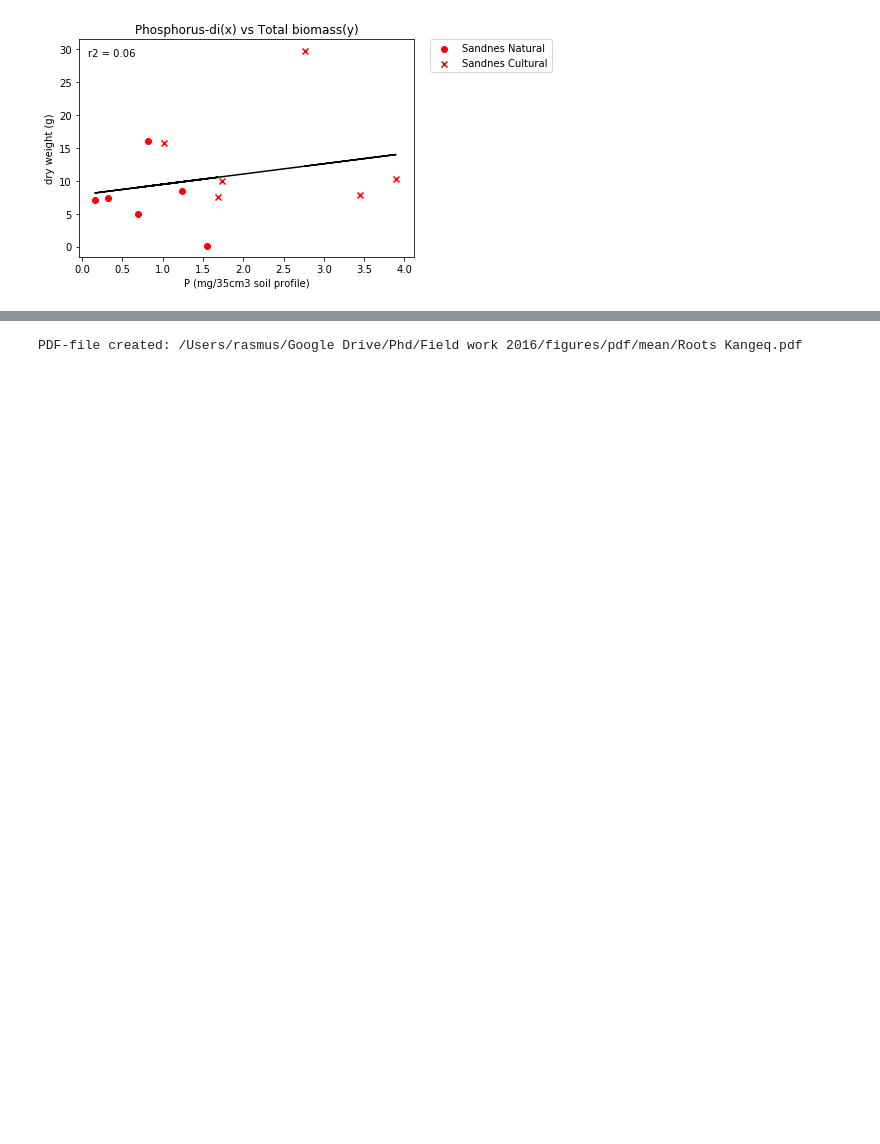
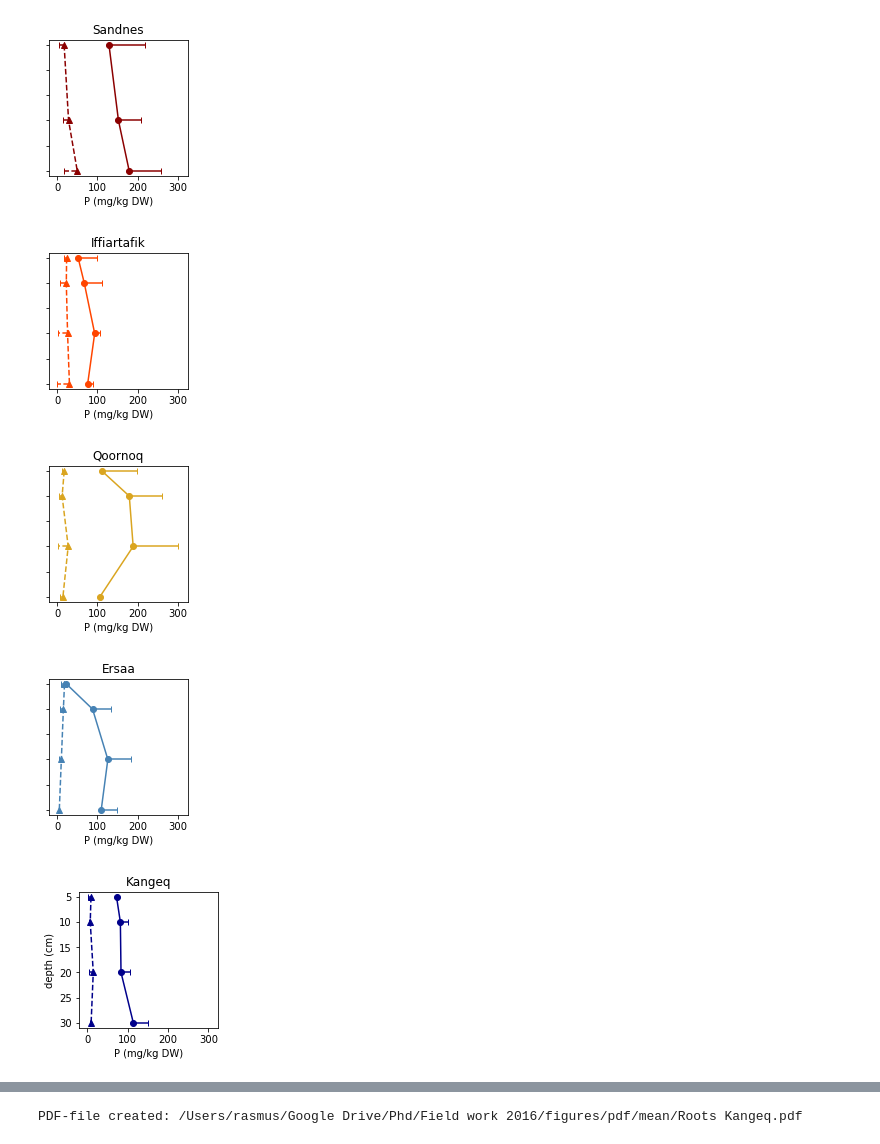
Before and after one commit to rasmusfenger/fieldsamples, a Jupyter notebook: view_soil_samples.ipynb, the cells around one changed output, grey strips where cells are left out. Saved outputs shown, nothing was run; the diff lists cells and outputs as text; code cells hidden in the pictures; blank space fills up the shorter version.

Commit message:
update
- Divided the code in plotfunctions to several scripts.
- working on plotlayout for profile plots. Not done

```diff
--- a/view_soil_samples.ipynb
+++ b/view_soil_samples.ipynb
@@ -62,23 +67,29 @@
 # %%
 from plotfunctions import *
 %matplotlib inline
 
-inFile = '/Users/rasmus/Google Drive/Phd/Field work 2016/Lab_sheet_v9.35.xlsx'
-sites = 1
+inFile = '/Users/rasmus/Google Drive/Phd/Field work 2016/Lab_sheet_v9.36.xlsx'
+sites = 7
 types = 3
-variable_1 = 36
-variable_2 = 20
-plotmode = 3
+variable_1 = 32
+variable_2 = 20.1
+plotmode = 2.3
+xlim = 325
+#xlim = None
 reg = True
-#savefig = '/Users/rasmus/Google Drive/Phd/Field work 2016/figures'
+savefig = '/Users/rasmus/Google Drive/Phd/Field work 2016/figures/temp'
 #savefig = '/Users/rasmus/Desktop/temp'
-savefig = None
+#savefig = None
 
 ################
 if sites == 7:
     for num in range(1,7):
-        plot(inFile, num, types, variable_1, variable_2, plotmode, reg, savefig)
+        plot(inFile, num, types, variable_1, variable_2, plotmode, xlim, reg, savefig)
 else:
-    plot(inFile, sites, types, variable_1, variable_2, plotmode, reg, savefig)
+    plot(inFile, sites, types, variable_1, variable_2, plotmode, xlim, reg, savefig)
 # %% [output]
-[figure, old version]
+[figure, new version]
+[figure, added]
+[figure, added]
+[figure, added]
+[figure, added]
```
Also changed, not shown: parts of 5 cells of this notebook, 7 other files.
